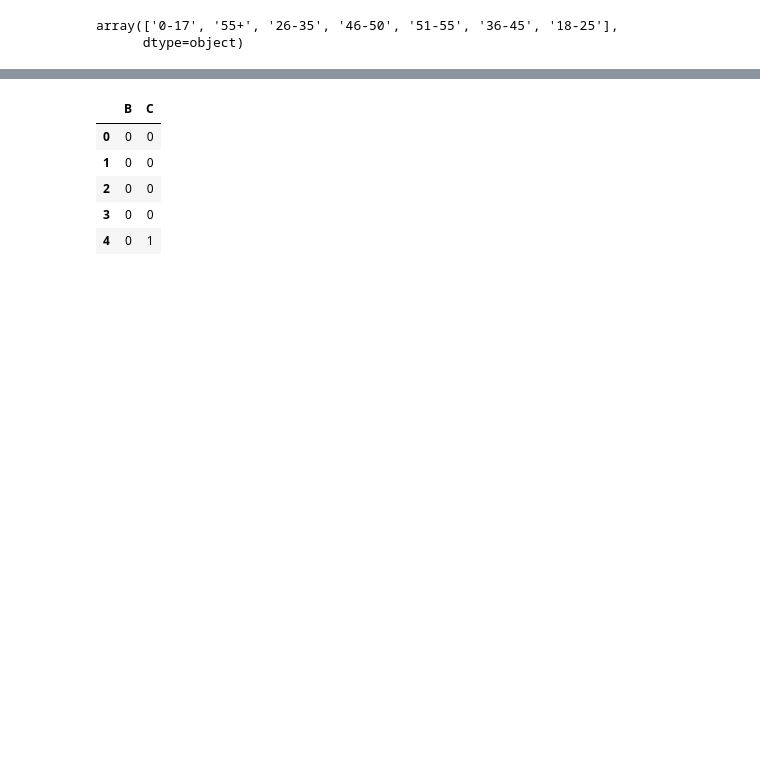
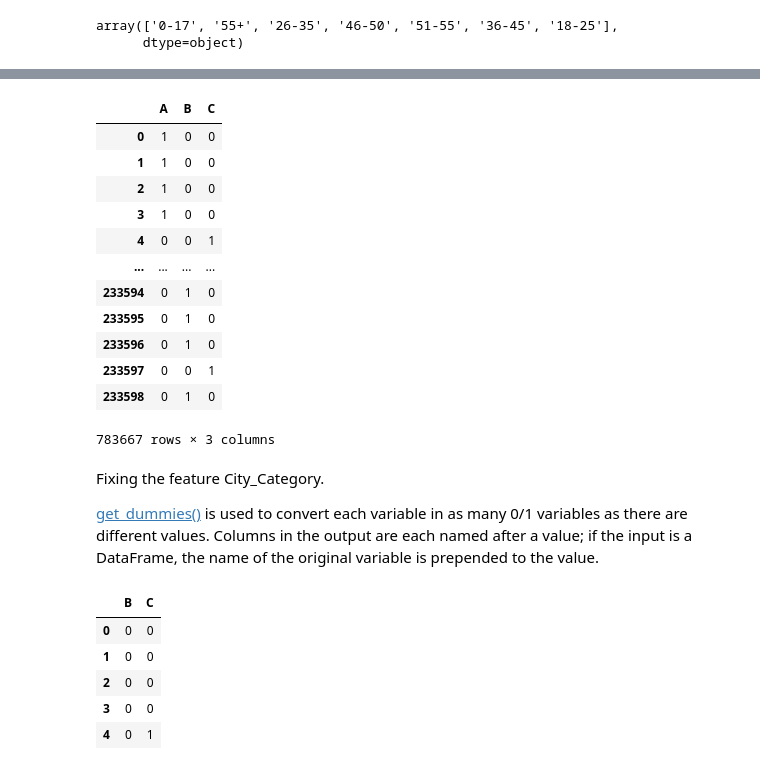
Before and after one commit to kirankaushalkopalley/EDA-and-Feature-Engineering-on-Black-Friday-Dataset, a Jupyter notebook: EDA and Feature Engineering - Black Friday Dataset.ipynb, the cells around one changed output, grey strips where cells are left out. Saved outputs shown, nothing was run; the diff lists cells and outputs as text; code cells hidden in the pictures; blank space fills up the shorter version.

```diff
--- a/EDA and Feature Engineering - Black Friday Dataset.ipynb
+++ b/EDA and Feature Engineering - Black Friday Dataset.ipynb
@@ -156,4 +153,25 @@ df.head()
 | 2 | P00087842 | 0 | 1 | 10 | A | 2 | 0 | ... |
 | 3 | P00085442 | 0 | 1 | 10 | A | 2 | 0 | ... |
 | 4 | P00285442 | 1 | 7 | 16 | C | 4+ | 0 | ... |
+# %%
+pd.get_dummies(df['City_Category'])
+# %% [output]
+|  | A | B | C |
+| 0 | 1 | 0 | 0 |
+| 1 | 1 | 0 | 0 |
+| 2 | 1 | 0 | 0 |
+| 3 | 1 | 0 | 0 |
+| 4 | 0 | 0 | 1 |
+| ... | ... | ... | ... |
+| 233594 | 0 | 1 | 0 |
+| 233595 | 0 | 1 | 0 |
+| 233596 | 0 | 1 | 0 |
+| 233597 | 0 | 0 | 1 |
+| 233598 | 0 | 1 | 0 |
+783667 rows × 3 columns
+# %% [markdown]
+Fixing the feature City_Category.
+
+
+[get_dummies()](https://pandas.pydata.org/docs/reference/api/pandas.get_dummies.html) is used to convert each variable in as many 0/1 variables as there are different values. Columns in the output are each named after a value; if the input is a DataFrame, the name of the original variable is prepended to the value.
 # %%
```
Also changed, not shown: parts of 42 cells of this notebook.
